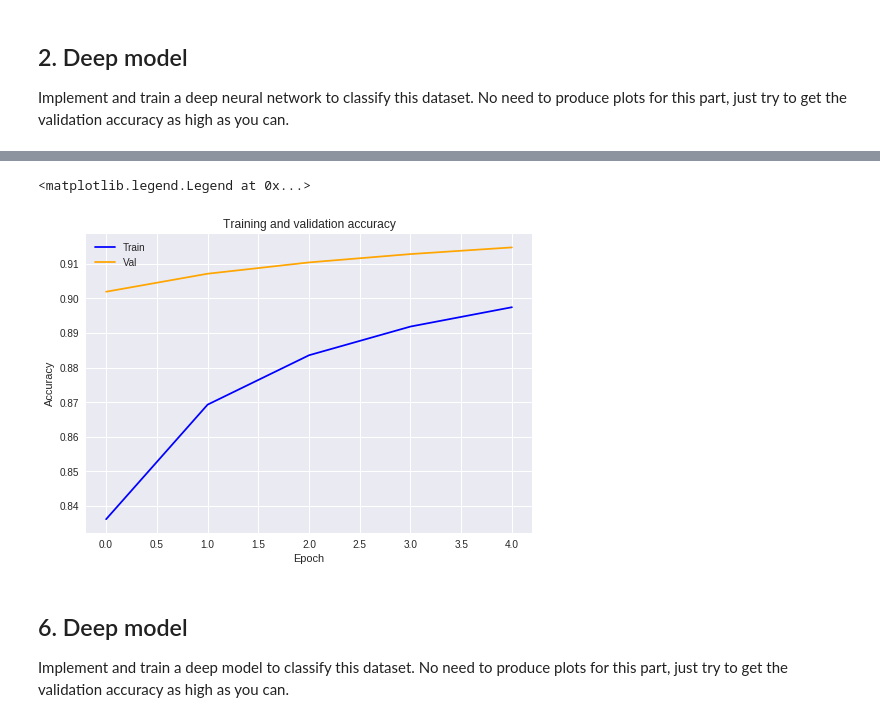
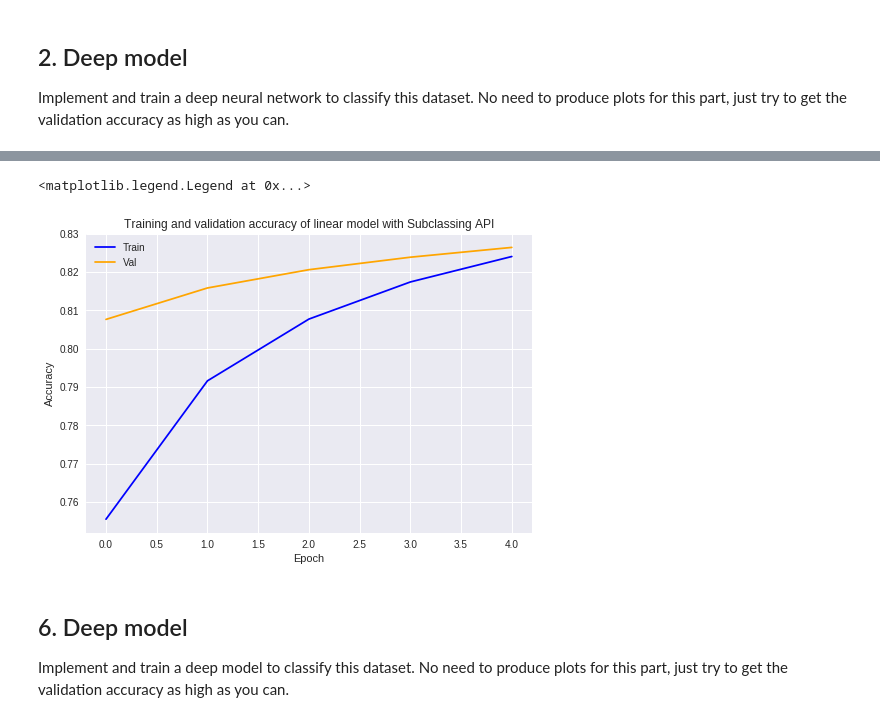
Before and after one commit to JingQian87/AppliedDL, a Jupyter notebook: a1_jq2282.ipynb, the cells around one changed output, grey strips where cells are left out. Saved outputs shown, nothing was run; the diff lists cells and outputs as text; code cells hidden in the pictures.

```diff
--- a/a1_jq2282.ipynb
+++ b/a1_jq2282.ipynb
@@ -1,11 +6,13 @@
 # %%
 import tensorflow as tf
 import numpy as np
-from tensorflow.keras.datasets import mnist
+from tensorflow import keras
 from tensorflow.keras.layers import Dense, Flatten
 from tensorflow.keras.models import Sequential
 from tensorflow.keras import Model
 from google.colab import files
 from keras.utils import plot_model
 import matplotlib.pyplot as plt
-mnist = tf.keras.datasets.mnist
+import matplotlib.image as mpimg
+
+mnist = keras.datasets.fashion_mnist
@@ -13,3 +22,6 @@ mnist = tf.keras.datasets.mnist
 # Part 1 Keras Sequential API
 ## 1. Linear model
 Implement and train a linear model to classify this dataset. Evaluate it by producing a plot that compares the training and validation accuracy. Include this plot with your submission.
+# %%
+(x_train, y_train), (x_test, y_test) = mnist.load_data()
+print(y_test)
@@ -172,8 +272,8 @@ mnist_test = tf.data.Dataset.from_tensor_slices((x_test, y_test)).batch(BATCH_SI
 # %%
 class LinearModel(Model):
-  def __init__(self):
+  def __init__(self, inshape):
     super(LinearModel, self).__init__()
-    self.flatten = Flatten()
+    self.flatten = Flatten(input_shape = inshape)
     #self.d1 = Dense(128, activation='relu')
     self.d2 = Dense(10, activation='softmax')
 
@@ -182,7 +282,7 @@ class LinearModel(Model):
     #x = self.d1(x)
     return self.d2(x)
 
-model = LinearModel()
+model = LinearModel((28,28))
 loss_function = tf.keras.losses.SparseCategoricalCrossentropy(from_logits=False)
 optimizer = tf.keras.optimizers.Adam()
 
@@ -245,19 +345,19 @@ Epoch 5, Loss: 0.3874, Accuracy: 89.74, Test loss: 0.3100, Test accuracy: 91.47
 # %%
 # The history object contains results on the training and test
 # sets for each epoch
 
 # Get the number of epochs
 epochs = range(EPOCHS)
 
-plt.title('Training and validation accuracy')
+plt.title('Training and validation accuracy of linear model with Subclassing API')
 plt.plot(epochs, acc, color='blue', label='Train')
 plt.plot(epochs, val_acc, color='orange', label='Val')
 plt.xlabel('Epoch')
 plt.ylabel('Accuracy')
 plt.legend()
 # %% [output]
 <matplotlib.legend.Legend at 0x...>
-[figure, old version]
+[figure, new version]
 # %% [markdown]
 ## 6. Deep model
 Implement and train a deep model to classify this dataset. No need to produce plots for this part, just try to get the validation accuracy as high as you can.
```
Also changed, not shown: parts of 25 cells of this notebook.
